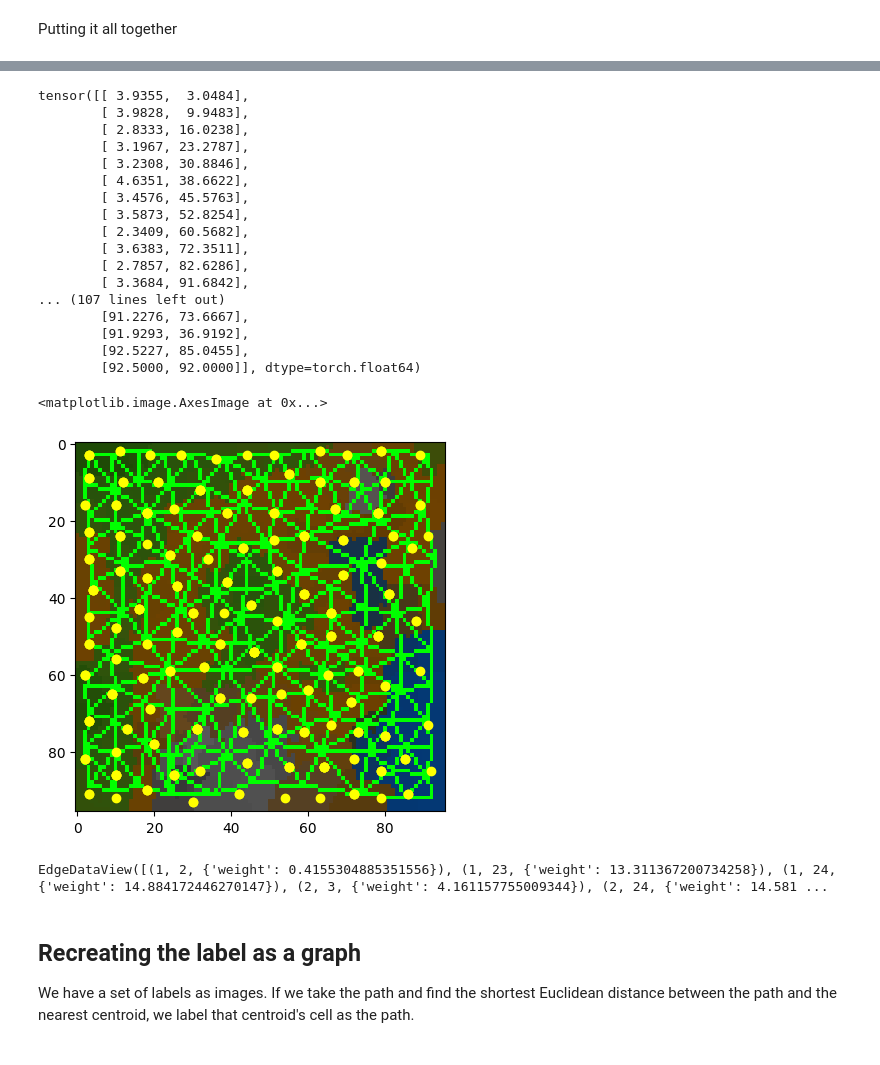
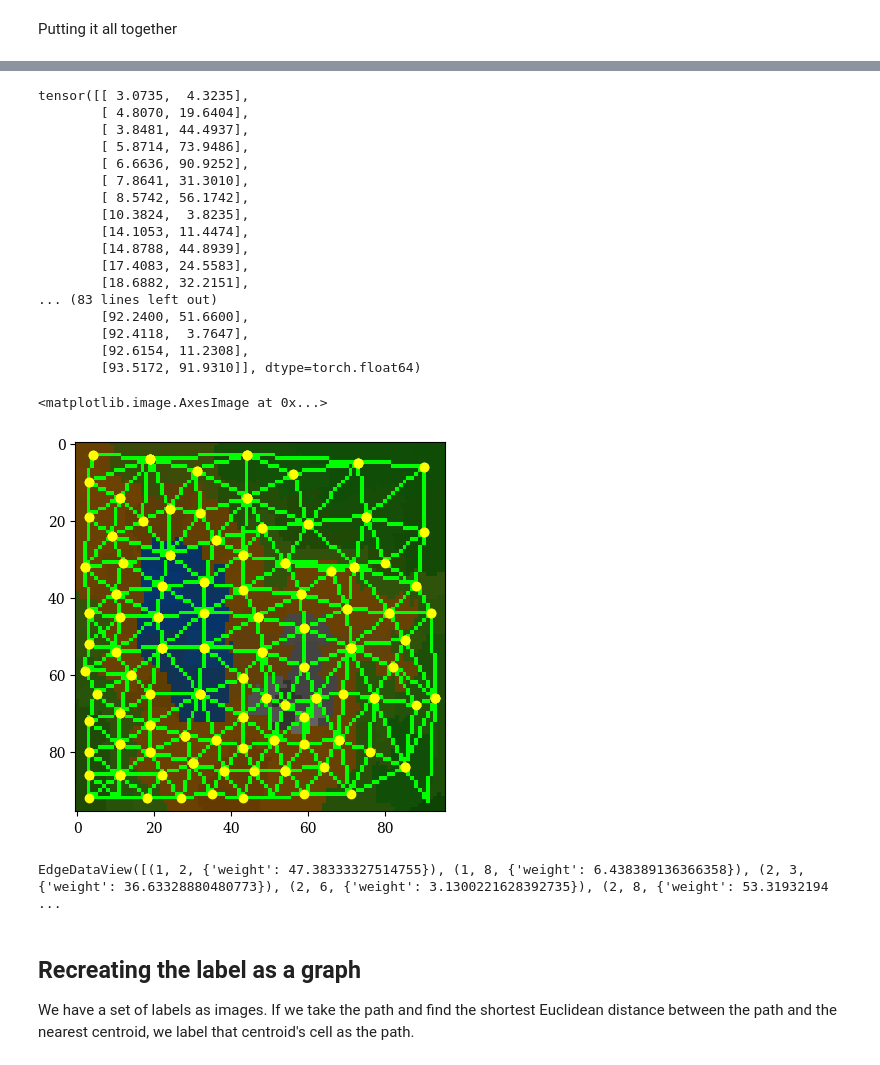
Before and after one commit to aavashsubedi/masters_project, a Jupyter notebook: notebooks/create_graph_from_img.ipynb, the cells around one changed output, grey strips where cells are left out. Cells and saved outputs as stored; diff of their text form; code cells hidden in the pictures.

```diff
--- a/notebooks/create_graph_from_img.ipynb
+++ b/notebooks/create_graph_from_img.ipynb
@@ -8,8 +8,8 @@ import os
 image_path = "/home/duser/masters_project/data/warcraft_shortest_path_oneskin/12x12/train_maps.npy"
 label_path = "/home/duser/masters_project/data/warcraft_shortest_path_oneskin/12x12/train_shortest_paths.npy"
 # %%
-image = np.load(image_path)[0]
-label = np.load(label_path)[0]
+image = np.load(image_path)[109]
+label = np.load(label_path)[109]
 #plot the image and label side by side
 fig, (ax1, ax2) = plt.subplots(1, 2)
 ax1.imshow(image)
@@ -311,23 +310,23 @@ from torch_geometric.data import Data
 data = pyg.utils.from_networkx(graph_x)
 data["centroid"]
 # %% [output]
-tensor([[ 3.9355,  3.0484],
-        [ 3.9828,  9.9483],
-        [ 2.8333, 16.0238],
-        [ 3.1967, 23.2787],
-        [ 3.2308, 30.8846],
-        [ 4.6351, 38.6622],
-        [ 3.4576, 45.5763],
-        [ 3.5873, 52.8254],
-        [ 2.3409, 60.5682],
-        [ 3.6383, 72.3511],
-        [ 2.7857, 82.6286],
-        [ 3.3684, 91.6842],
-... (107 lines left out)
-        [91.2276, 73.6667],
-        [91.9293, 36.9192],
-        [92.5227, 85.0455],
-        [92.5000, 92.0000]], dtype=torch.float64)
+tensor([[ 3.0735,  4.3235],
+        [ 4.8070, 19.6404],
+        [ 3.8481, 44.4937],
+        [ 5.8714, 73.9486],
+        [ 6.6636, 90.9252],
+        [ 7.8641, 31.3010],
+        [ 8.5742, 56.1742],
+        [10.3824,  3.8235],
+        [14.1053, 11.4474],
+        [14.8788, 44.8939],
+        [17.4083, 24.5583],
+        [18.6882, 32.2151],
+... (83 lines left out)
+        [92.2400, 51.6600],
+        [92.4118,  3.7647],
+        [92.6154, 11.2308],
+        [93.5172, 91.9310]], dtype=torch.float64)
 # %%
 #plot the graph with the centroids
 def display_edges(image, g, threshold):
@@ -344,39 +343,39 @@ def display_edges(image, g, threshold):
         The Region Adjacency Graph.
     threshold : float
         Only edges in `g` below `threshold` are drawn.
 
     Returns:
     out: ndarray
         Image with the edges drawn.
     """
     image = image.copy()
     for u, v, attr in g.edges(data=True):
         n1 = u
         n2 = v
 
         r1, c1 = map(int, rag.nodes[n1]['centroid'])
         r2, c2 = map(int, rag.nodes[n2]['centroid'])
 
         line  = draw.line(r1, c1, r2, c2)
         #circle = draw.circle(r1,c1,2)
 
         if g[n1][n2]['weight'] < threshold :
             image[line] = 0,1,0
 
         #image[circle] = 1,1,0
         #add scatter
-        plt.scatter(r1, c1, color="yellow")
+        plt.scatter(c1, r1, color="yellow")
 
     return image
 image_with_rag = display_edges(new_image, rag, threshold=np.inf)
 plt.imshow(image_with_rag)
 # %% [output]
 <matplotlib.image.AxesImage at 0x...>
-[figure, old version]
+[figure, new version]
 # %%
 rag.edges().data()
 # %% [output]
-EdgeDataView([(1, 2, {'weight': 0.4155304885351556}), (1, 23, {'weight': 13.311367200734258}), (1, 24, {'weight': 14.884172446270147}), (2, 3, {'weight': 4.161157755009344}), (2, 24, {'weight': 14.581 ...
+EdgeDataView([(1, 2, {'weight': 47.38333327514755}), (1, 8, {'weight': 6.438389136366358}), (2, 3, {'weight': 36.63328880480773}), (2, 6, {'weight': 3.1300221628392735}), (2, 8, {'weight': 53.31932194 ...
 # %% [markdown]
 ## Recreating the label as a graph
 We have a set of labels as images. If we take the path and find the shortest Euclidean distance between the path and the nearest centroid, we label that centroid's cell as the path.
```
Also changed, not shown: parts of 22 cells of this notebook, 4 other files.
